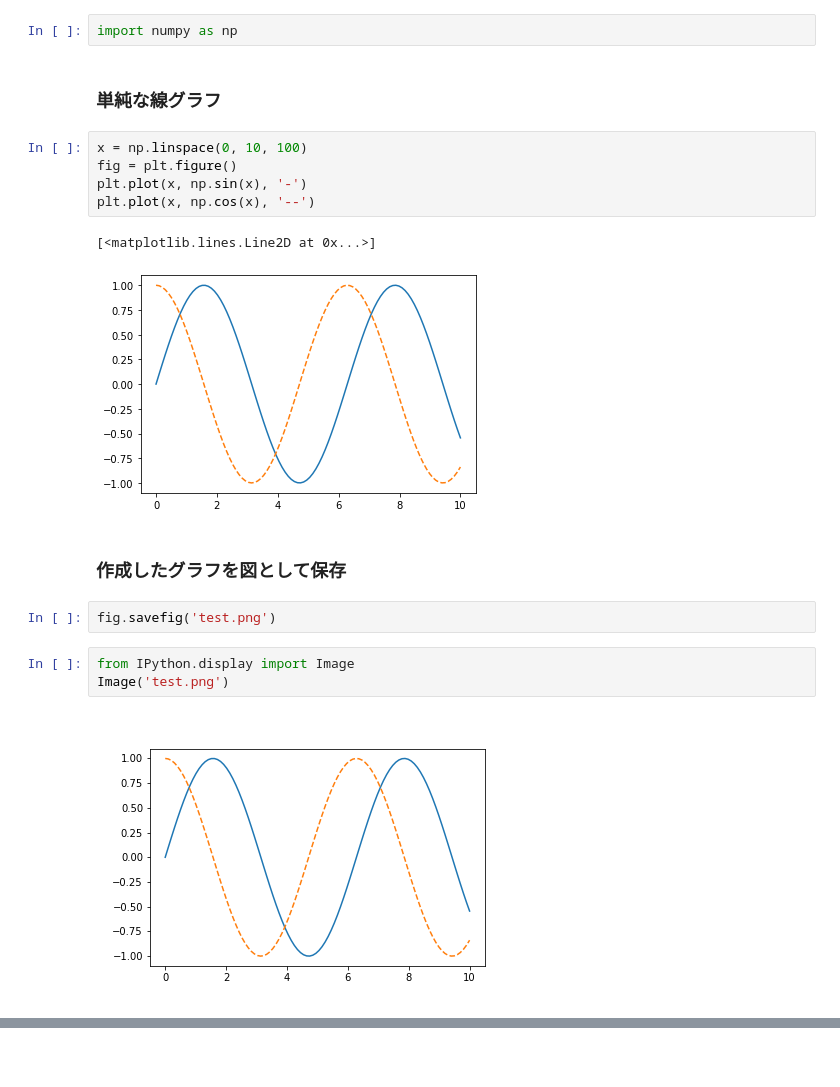
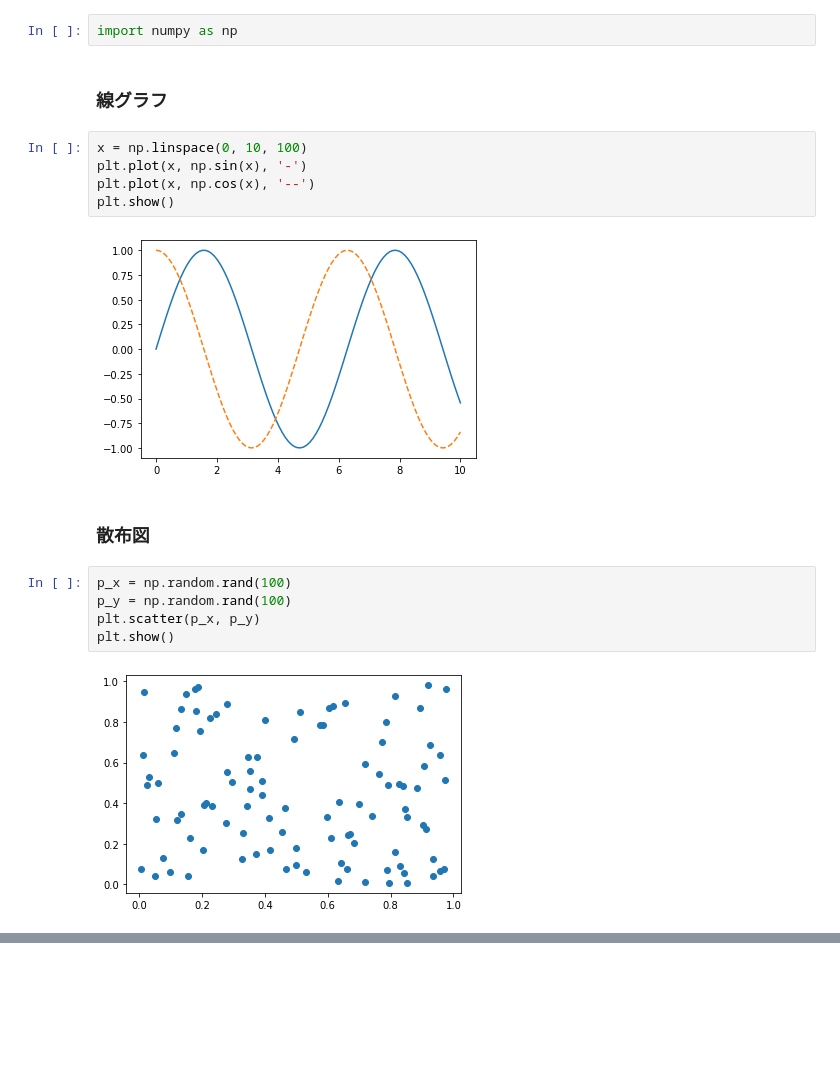
Before and after one commit to FujiiNoritsugu/Python_DataScience, a Jupyter notebook: try_matplot.ipynb, the cells around one changed output, grey strips where cells are left out. Saved outputs shown, nothing was run; the diff lists cells and outputs as text; blank space fills up the shorter version.

Commit message:
matplotlibの資料

```diff
--- a/try_matplot.ipynb
+++ b/try_matplot.ipynb
@@ -5,21 +5,20 @@ import matplotlib.pyplot as plt
 # %%
 import numpy as np
 # %% [markdown]
-### 単純な線グラフ
+### 線グラフ
 # %%
 x = np.linspace(0, 10, 100)
-fig = plt.figure()
 plt.plot(x, np.sin(x), '-')
 plt.plot(x, np.cos(x), '--')
+plt.show()
 # %% [output]
-[<matplotlib.lines.Line2D at 0x...>]
 [figure]
 # %% [markdown]
-### 作成したグラフを図として保存
+### 散布図
-# %%
-fig.savefig('test.png')
-# %%
-from IPython.display import Image
-Image('test.png')
-# %% [output]
-[figure, removed]
+# %%
+p_x = np.random.rand(100)
+p_y = np.random.rand(100)
+plt.scatter(p_x, p_y)
+plt.show()
+# %% [output]
+[figure, added]
```
Also changed, not shown: parts of 5 cells of this notebook.
